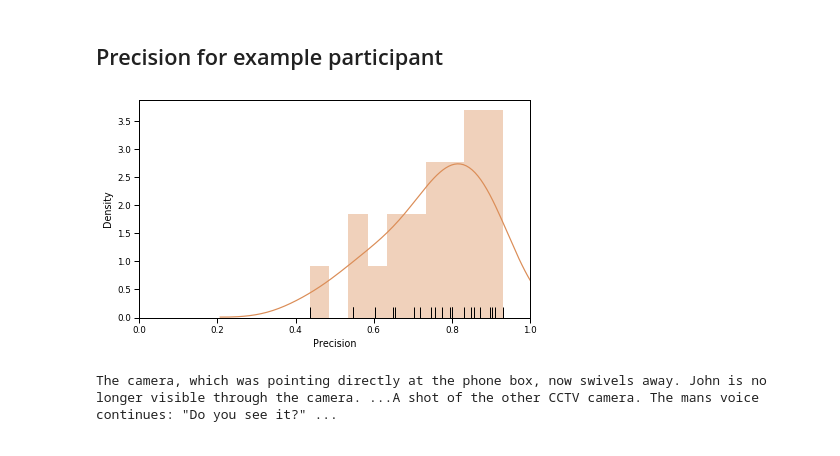
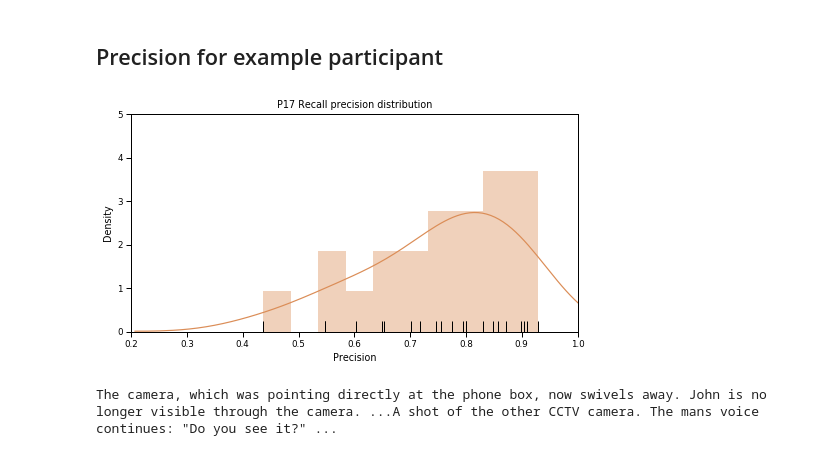
Before and after one commit to ContextLab/sherlock-topic-model-paper, a Jupyter notebook: code/notebooks/main/precision_detail.ipynb, the cells around one changed output. Cells and saved outputs as stored; diff of their text form; code cells hidden in the pictures.

```diff
--- a/code/notebooks/main/precision_detail.ipynb
+++ b/code/notebooks/main/precision_detail.ipynb
@@ -97,19 +73,20 @@ sns.axes_style()
 # %%
 p17_precision = precision_scores[16]
 p17_ix = np.where(ranked_order == 17)[0].item()
 p17_color = sns.hls_palette(17)[p17_ix]
 
 fig, ax = plt.subplots(1)
-fig.set_size_inches(7, 4)
+fig.set_size_inches(8, 4)
 sns.distplot(p17_precision, bins=10, color=p17_color, rug=True, rug_kws={'color': 'k'})
-plt.xlim(0, 1)
-# plt.title('P17 Precision Distribution')
+plt.xlim(.2, 1)
+plt.ylim(0, 5)
+plt.title('P17 Recall precision distribution')
 plt.xlabel('Precision')
 plt.ylabel('Density')
 # plt.savefig(opj(figdir, 'tmp', 'precision_detail_p17.pdf'))
 plt.show()
 # %% [output]
-[figure, old version]
+[figure, new version]
 # %%
 most_precise = p17_precision.argmax()
 least_precise = p17_precision.argmin()
```
Also changed, not shown: parts of 7 cells of this notebook.
